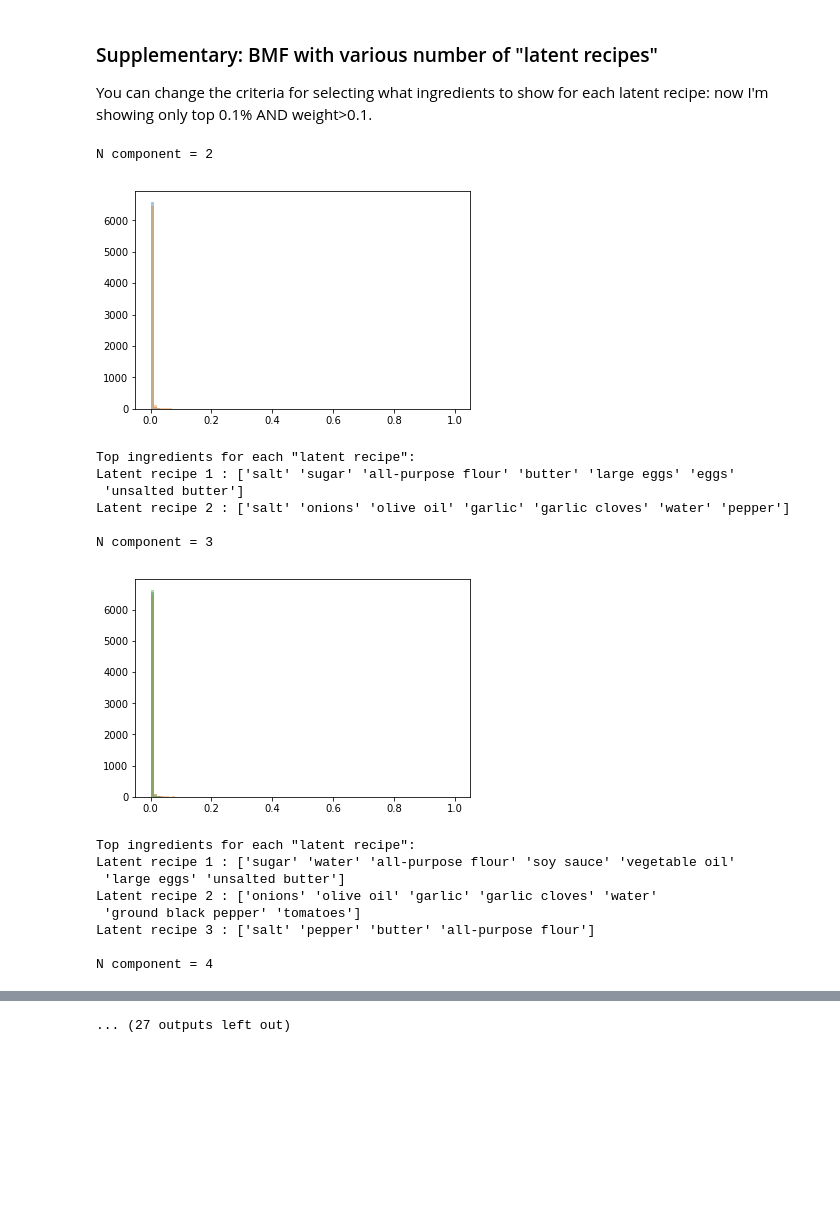
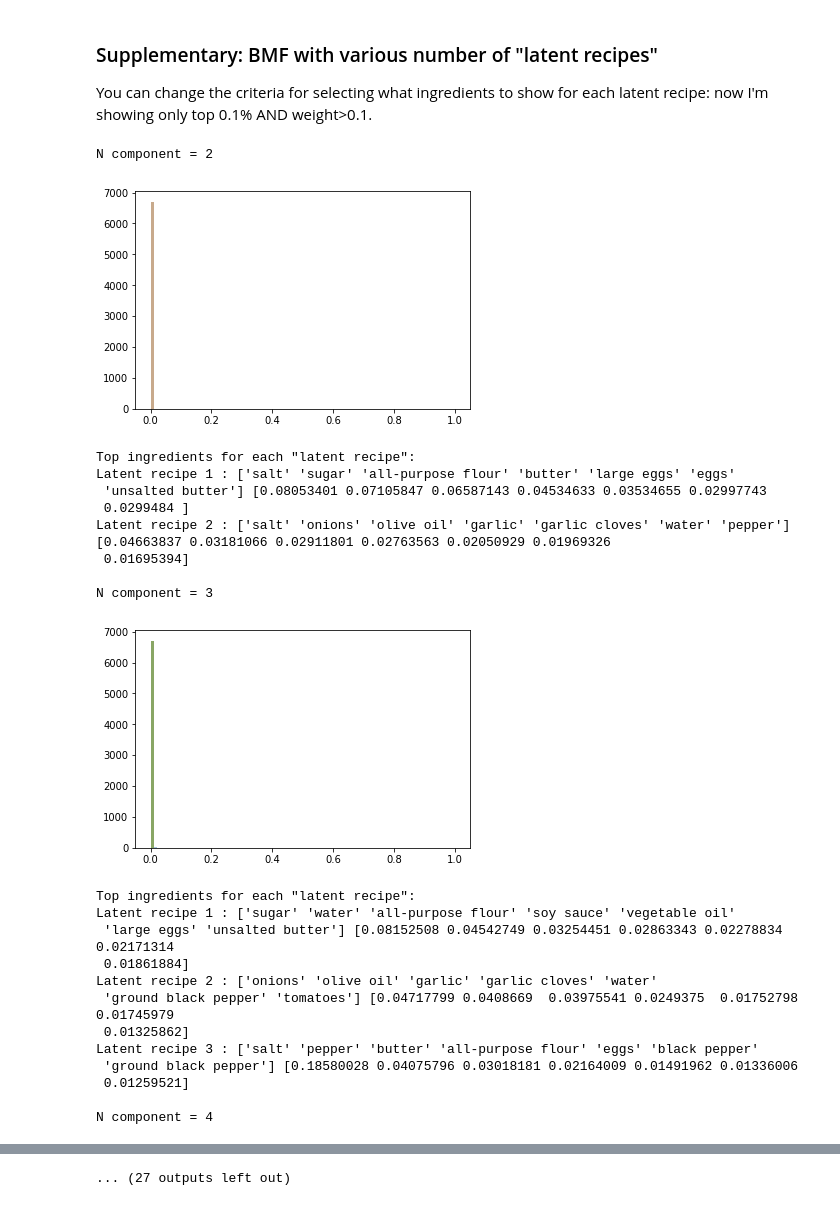
Before and after one commit to neurocaience/cos424_finalproj_kagglewhatscooking, a Jupyter notebook: BinaryMatrixFactorization.ipynb, the cells around one changed output, grey strips where cells are left out. Saved outputs shown, nothing was run; the diff lists cells and outputs as text; code cells hidden in the pictures; blank space fills up the shorter version.

```diff
--- a/BinaryMatrixFactorization.ipynb
+++ b/BinaryMatrixFactorization.ipynb
@@ -136,12 +137,12 @@ Here is an example of NComponent = 2:
 # %%
-NComponent = 2
+NComponents = 2
 
 # load in BMF results
-W = pd.read_csv('BMFresults/NComponents'+str(NComponent)+'_W.csv', header=None, index_col=False).values
+W = pd.read_csv('BMFresults/NComponents'+str(NComponents)+'_W.csv', header=None, index_col=False).values
 
 # top ingredients for each "latent recipe" and their weights
 print('Top ingredients for each "latent recipe":')
-for i in range(NComponent):
+for i in range(NComponents):
     topIndices = np.where(W[i,:] > np.percentile(W[i,:], 99.9))[0]
     topIndices = topIndices[np.argsort(-W[i, topIndices])]
     print('Latent recipe', i+1, ':', dataBinaryIngredients.columns.values[topIndices], W[i, topIndices])
@@ -159,12 +160,12 @@ Here is an example of NComponent = 15 (top 0.1% ingredients are shown, with an a
 # %%
-NComponent = 15
+NComponents = 15
 
 # load in BMF results
-W = pd.read_csv('BMFresults/NComponents'+str(NComponent)+'_W.csv', header=None, index_col=False).values
+W = pd.read_csv('BMFresults/NComponents'+str(NComponents)+'_W.csv', header=None, index_col=False).values
 
 # top ingredients for each "latent recipe" and their weights
 print('Top ingredients for each "latent recipe":')
-for i in range(NComponent):
+for i in range(NComponents):
     topIndices = np.where((W[i,:] > np.percentile(W[i,:], 99.9))&(W[i,:] > 0.1))[0]
     topIndices = topIndices[np.argsort(-W[i, topIndices])]
     print('Latent recipe', i+1, ':', dataBinaryIngredients.columns.values[topIndices], W[i, topIndices])
@@ -198,0 +294,4 @@ So far we've only looked at the weight matrix W. It might also be interesting to
+# %%
+NComponents = 6
+W = pd.read_csv('BMFresults/NComponents'+str(NComponents)+'_W.csv', header=None, index_col=False).values
+H = pd.read_csv('BMFresults/NComponents'+str(NComponents)+'_H.csv', header=None, index_col=False).values
@@ -198,0 +302,9 @@ So far we've only looked at the weight matrix W. It might also be interesting to
+# %%
+fig, axes = plt.subplots(1, NComponents, figsize=(20,3), sharey=True)
+for i in range(NComponents):
+    ax = axes[i]
+    ax.hist(H[:, i], alpha=0.3, range=(0,1), bins=20)
+    ax.set_xlabel('Latent Recipe '+str(i+1))
+    ax.set_ylabel('Count')
+fig.suptitle('Recipe Proportion (unnormalized) from Each Latent Recipe')
+plt.show()
@@ -204,42 +320,49 @@ So far we've only looked at the weight matrix W. It might also be interesting to
 
 You can change the criteria for selecting what ingredients to show for each latent recipe: now I'm showing only top 0.1% AND weight>0.1.
 # %%
-for NComponent in np.arange(1,20)+1:
+for NComponents in np.arange(1,20)+1:
 
-    print('N component =', NComponent)
+    print('N component =', NComponents)
 
     # load in BMF results
-    W = pd.read_csv('BMFresults/NComponents'+str(NComponent)+'_W.csv', header=None, index_col=False).values
-#     H = pd.read_csv('BMFresults/NComponents'+str(NComponent)+'_H.csv', header=None, index_col=False).values
+    W = pd.read_csv('BMFresults/NComponents'+str(NComponents)+'_W.csv', header=None, index_col=False).values
+    W = W/np.sum(W,axis=1)[:,np.newaxis]
+#     H = pd.read_csv('BMFresults/NComponents'+str(NComponents)+'_H.csv', header=None, index_col=False).values
 
     # histogram of feature weights for each "latent recipe"
-    for i in range(NComponent):
+    for i in range(NComponents):
         sns.distplot(W[i,:], bins=np.linspace(0,1,101), label=i, kde=False)
     plt.show()
 
     # top ingredients for each "latent recipe"
     print('Top ingredients for each "latent recipe":')
-    for i in range(NComponent):
-        topIndices = np.where((W[i,:] > np.percentile(W[i,:], 99.9))&(W[i,:] > 0.1))[0]
+    for i in range(NComponents):
+        topIndices = np.where((W[i,:] > np.percentile(W[i,:], 99.9)))[0] #&(W[i,:] > 0.1)
         topIndices = topIndices[np.argsort(-W[i, topIndices])]
-        print('Latent recipe', i+1, ':', dataBinaryIngredients.columns.values[topIndices]) #, W[i, topIndices]
+        print('Latent recipe', i+1, ':', dataBinaryIngredients.columns.values[topIndices], W[i, topIndices]) #, W[i, topIndices]
 
     print('')
 # %% [output]
 N component = 2
-[figure, old version]
+[figure, new version]
 Top ingredients for each "latent recipe":
 Latent recipe 1 : ['salt' 'sugar' 'all-purpose flour' 'butter' 'large eggs' 'eggs'
- 'unsalted butter']
-Latent recipe 2 : ['salt' 'onions' 'olive oil' 'garlic' 'garlic cloves' 'water' 'pepper']
+ 'unsalted butter'] [0.08053401 0.07105847 0.06587143 0.04534633 0.03534655 0.02997743
+ 0.0299484 ]
+Latent recipe 2 : ['salt' 'onions' 'olive oil' 'garlic' 'garlic cloves' 'water' 'pepper'] [0.04663837 0.03181066 0.02911801 0.02763563 0.02050929 0.01969326
+ 0.01695394]
 
 N component = 3
-[figure, old version]
+[figure, new version]
 Top ingredients for each "latent recipe":
 Latent recipe 1 : ['sugar' 'water' 'all-purpose flour' 'soy sauce' 'vegetable oil'
- 'large eggs' 'unsalted butter']
+ 'large eggs' 'unsalted butter'] [0.08152508 0.04542749 0.03254451 0.02863343 0.02278834 0.02171314
+ 0.01861884]
 Latent recipe 2 : ['onions' 'olive oil' 'garlic' 'garlic cloves' 'water'
- 'ground black pepper' 'tomatoes']
-Latent recipe 3 : ['salt' 'pepper' 'butter' 'all-purpose flour']
+ 'ground black pepper' 'tomatoes'] [0.04717799 0.0408669  0.03975541 0.0249375  0.01752798 0.01745979
+ 0.01325862]
+Latent recipe 3 : ['salt' 'pepper' 'butter' 'all-purpose flour' 'eggs' 'black pepper'
+ 'ground black pepper'] [0.18580028 0.04075796 0.03018181 0.02164009 0.01491962 0.01336006
+ 0.01259521]
 
 N component = 4
```
Also changed, not shown: parts of 18 cells of this notebook, 1 other file.
